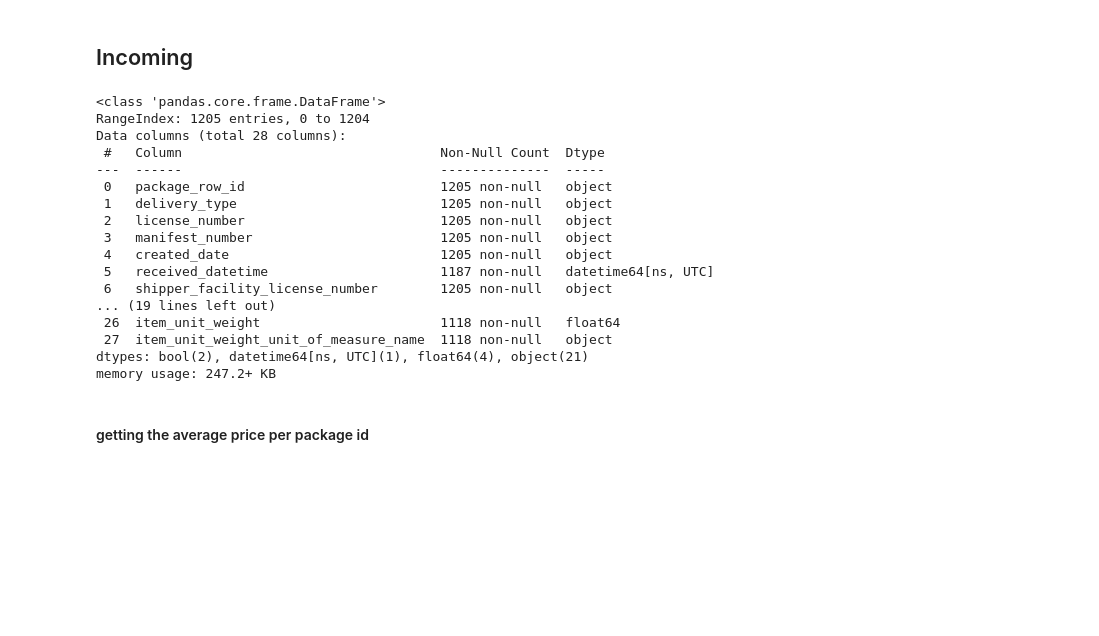
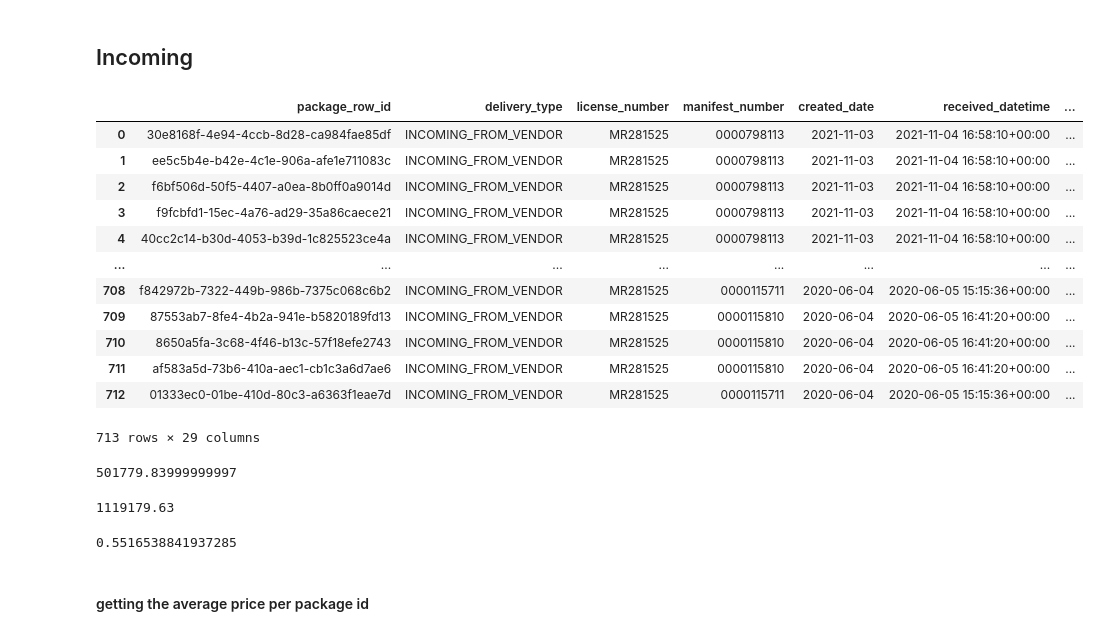
Before and after one commit to warrenshen/platform, a Jupyter notebook: services/api-server/notebooks/rachel/experiment_historical_active_inventories-Copy1.ipynb, the cells around one changed output. Saved outputs shown, nothing was run; the diff lists cells and outputs as text; code cells hidden in the pictures; blank space fills up the shorter version.

```diff
--- a/services/api-server/notebooks/rachel/experiment_historical_active_inventories-Copy1.ipynb
+++ b/services/api-server/notebooks/rachel/experiment_historical_active_inventories-Copy1.ipynb
@@ -197,26 +127,34 @@ df_revenue.rename(columns={'tx_total_price': 'revenue'}, inplace=True)
 # df_out.groupby('year_month').sum()
 # %% [markdown]
 ## Incoming
-# %%
-df_in.info()
-# %% [output]
-<class 'pandas.core.frame.DataFrame'>
-RangeIndex: 1205 entries, 0 to 1204
-Data columns (total 28 columns):
- #   Column                                 Non-Null Count  Dtype
----  ------                                 --------------  -----
- 0   package_row_id                         1205 non-null   object
- 1   delivery_type                          1205 non-null   object
- 2   license_number                         1205 non-null   object
- 3   manifest_number                        1205 non-null   object
- 4   created_date                           1205 non-null   object
- 5   received_datetime                      1187 non-null   datetime64[ns, UTC]
- 6   shipper_facility_license_number        1205 non-null   object
-... (19 lines left out)
- 26  item_unit_weight                       1118 non-null   float64
- 27  item_unit_weight_unit_of_measure_name  1118 non-null   object
-dtypes: bool(2), datetime64[ns, UTC](1), float64(4), object(21)
-memory usage: 247.2+ KB
+# %%
+df_in
+# %% [output]
+|  | package_row_id | delivery_type | license_number | manifest_number | created_date | received_datetime | ... |
+| 0 | 30e8168f-4e94-4ccb-8d28-ca984fae85df | INCOMING_FROM_VENDOR | MR281525 | 0000798113 | 2021-11-03 | 2021-11-04 16:58:10+00:00 | ... |
+| 1 | ee5c5b4e-b42e-4c1e-906a-afe1e711083c | INCOMING_FROM_VENDOR | MR281525 | 0000798113 | 2021-11-03 | 2021-11-04 16:58:10+00:00 | ... |
+| 2 | f6bf506d-50f5-4407-a0ea-8b0ff0a9014d | INCOMING_FROM_VENDOR | MR281525 | 0000798113 | 2021-11-03 | 2021-11-04 16:58:10+00:00 | ... |
+| 3 | f9fcbfd1-15ec-4a76-ad29-35a86caece21 | INCOMING_FROM_VENDOR | MR281525 | 0000798113 | 2021-11-03 | 2021-11-04 16:58:10+00:00 | ... |
+| 4 | 40cc2c14-b30d-4053-b39d-1c825523ce4a | INCOMING_FROM_VENDOR | MR281525 | 0000798113 | 2021-11-03 | 2021-11-04 16:58:10+00:00 | ... |
+| ... | ... | ... | ... | ... | ... | ... | ... |
+| 708 | f842972b-7322-449b-986b-7375c068c6b2 | INCOMING_FROM_VENDOR | MR281525 | 0000115711 | 2020-06-04 | 2020-06-05 15:15:36+00:00 | ... |
+| 709 | 87553ab7-8fe4-4b2a-941e-b5820189fd13 | INCOMING_FROM_VENDOR | MR281525 | 0000115810 | 2020-06-04 | 2020-06-05 16:41:20+00:00 | ... |
+| 710 | 8650a5fa-3c68-4f46-b13c-57f18efe2743 | INCOMING_FROM_VENDOR | MR281525 | 0000115810 | 2020-06-04 | 2020-06-05 16:41:20+00:00 | ... |
+| 711 | af583a5d-73b6-410a-aec1-cb1c3a6d7ae6 | INCOMING_FROM_VENDOR | MR281525 | 0000115810 | 2020-06-04 | 2020-06-05 16:41:20+00:00 | ... |
+| 712 | 01333ec0-01be-410d-80c3-a6363f1eae7d | INCOMING_FROM_VENDOR | MR281525 | 0000115711 | 2020-06-04 | 2020-06-05 15:15:36+00:00 | ... |
+713 rows × 29 columns
+# %%
+df_in['shipper_wholesale_price'].sum()
+# %% [output]
+501779.83999999997
+# %%
+df_sales['tx_total_price'].sum()
+# %% [output]
+1119179.63
+# %%
+(1119179.63 - 501779.83999999997) / 1119179.63
+# %% [output]
+0.5516538841937285
 # %%
 df_in['per_unit_incoming'] = df_in['shipper_wholesale_price'] / df_in['shipped_quantity']
 # %%
```
Also changed, not shown: parts of 66 cells of this notebook.
